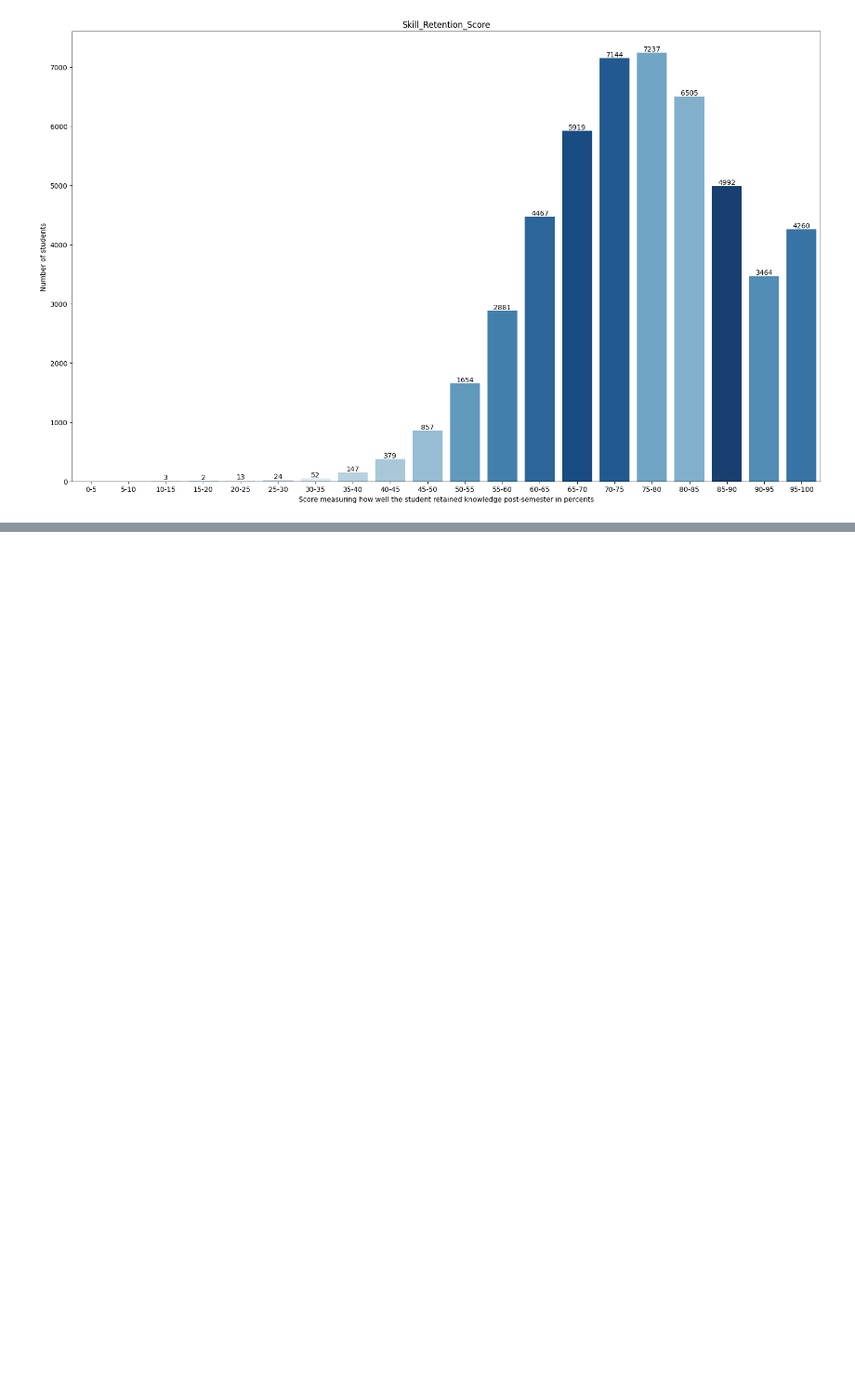
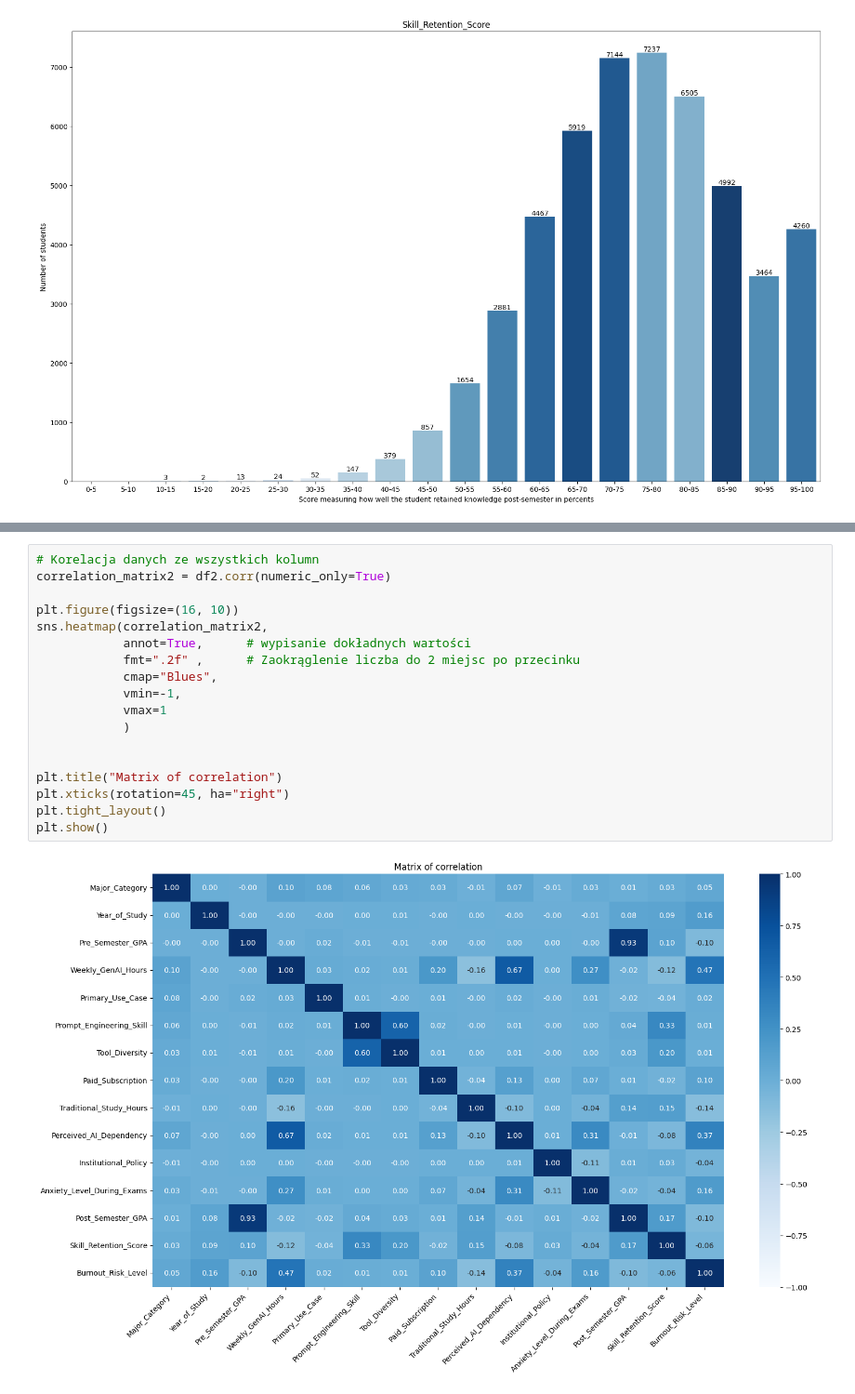
Before and after one commit to vdnfgg/PMN-26L_Projekt, a Jupyter notebook: analiza_danych.ipynb, the cells around one changed output, grey strips where cells are left out. Shown at 93% size. Saved outputs shown, nothing was run; the diff lists cells and outputs as text; blank space fills up the shorter version.

```diff
--- a/analiza_danych.ipynb
+++ b/analiza_danych.ipynb
@@ -241,0 +302,20 @@ data_illustration2(df)
+# %%
+# Korelacja danych ze wszystkich kolumn
+correlation_matrix2 = df2.corr(numeric_only=True)
+
+plt.figure(figsize=(16, 10))
+sns.heatmap(correlation_matrix2,
+            annot=True,      # wypisanie dokładnych wartości
+            fmt=".2f" ,      # Zaokrąglenie liczba do 2 miejsc po przecinku
+            cmap="Blues",
+            vmin=-1,
+            vmax=1
+            )
+
+
+plt.title("Matrix of correlation")
+plt.xticks(rotation=45, ha="right")
+plt.tight_layout()
+plt.show()
+# %% [output]
+[figure, added]
```
Also changed, not shown: parts of 2 cells of this notebook.
